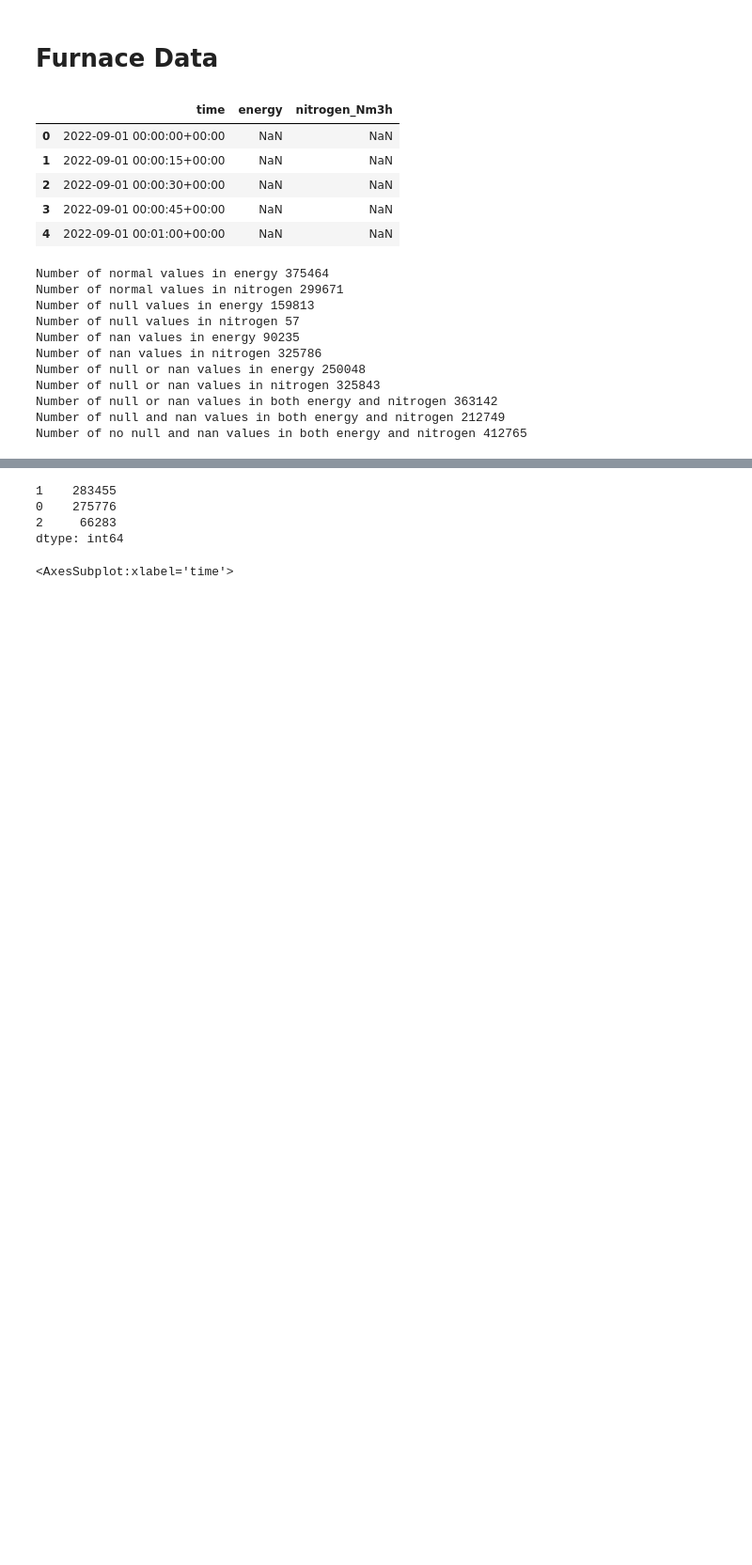
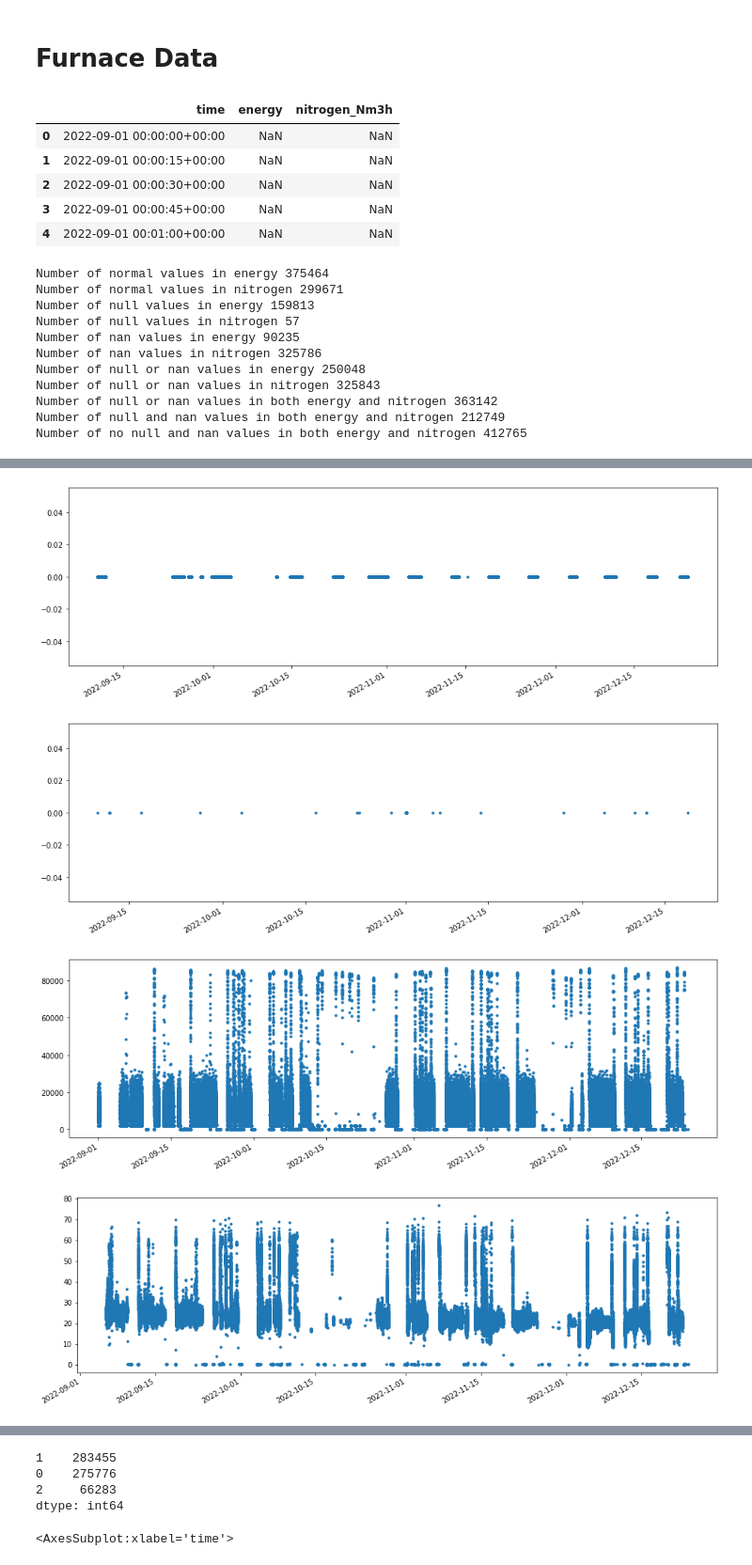
Before and after one commit to ostoll-dev/AICD_Group_J, a Jupyter notebook: data_exploration.ipynb, the cells around one changed output, grey strips where cells are left out. Shown at 94% size. Drawn from its saved outputs; the diff is of its cells as text; code cells hidden in the pictures; blank space fills up the shorter version.

```diff
--- a/data_exploration.ipynb
+++ b/data_exploration.ipynb
@@ -66,0 +56,20 @@ combined_not_and.plot(x='time', y='nitrogen_Nm3h', title='Nitrogen')
+# %%
+# set default size of plots
+plt.rcParams['figure.figsize'] = [16, 5]
+plt.scatter(combined_and['time'], combined_and['energy'], marker='.')
+plt.gcf().autofmt_xdate()
+plt.show()
+plt.scatter(combined_and['time'], combined_and['nitrogen_Nm3h'], marker='.')
+plt.gcf().autofmt_xdate()
+plt.show()
+plt.scatter(combined_not_and['time'], combined_not_and['energy'], marker='.')
+plt.gcf().autofmt_xdate()
+plt.show()
+plt.scatter(combined_not_and['time'], combined_not_and['nitrogen_Nm3h'], marker='.')
+plt.gcf().autofmt_xdate()
+plt.show()
+# %% [output]
+[figure, added]
+[figure, added]
+[figure, added]
+[figure, added]
```
Also changed, not shown: parts of 3 cells of this notebook, 2 other files.
